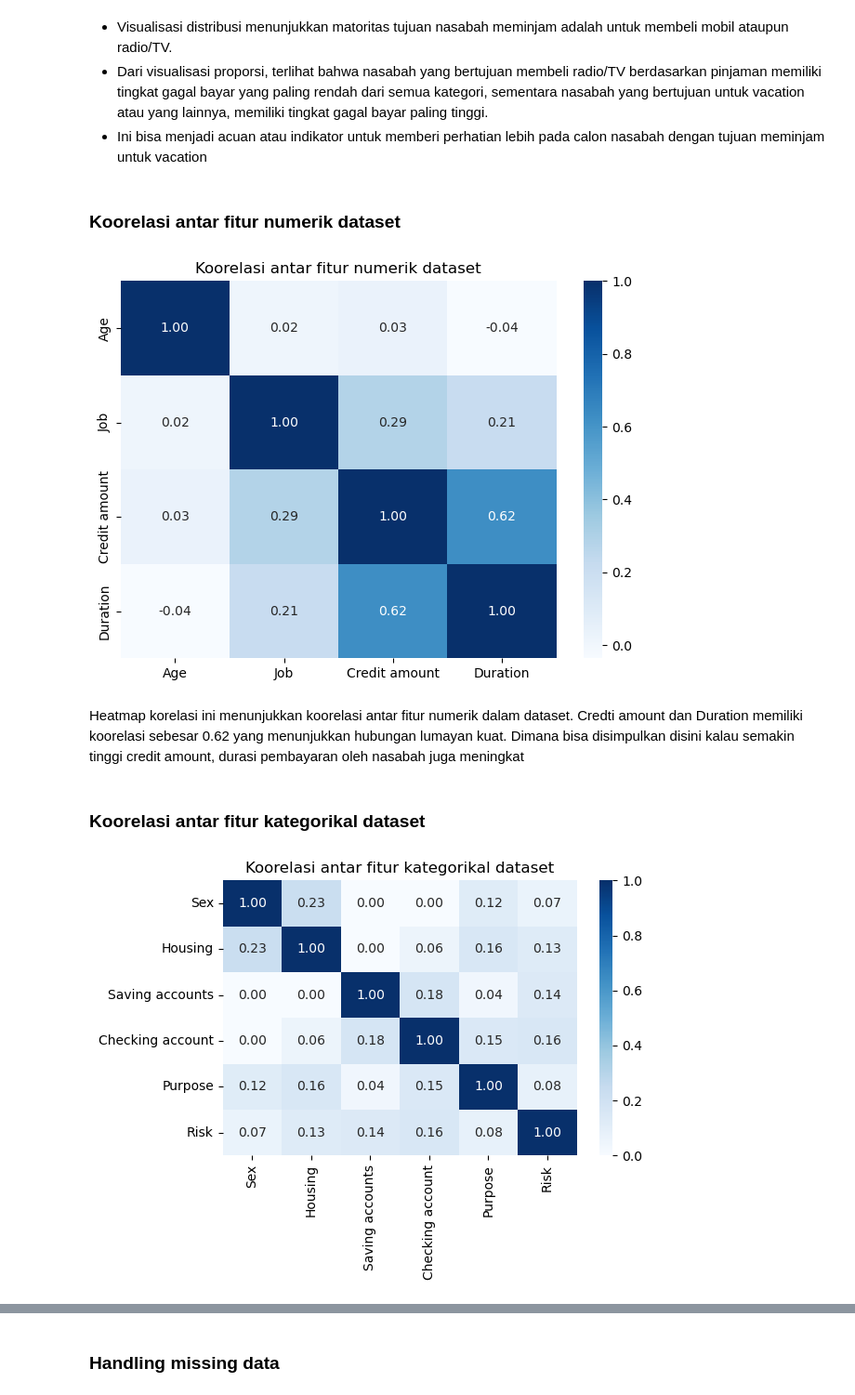
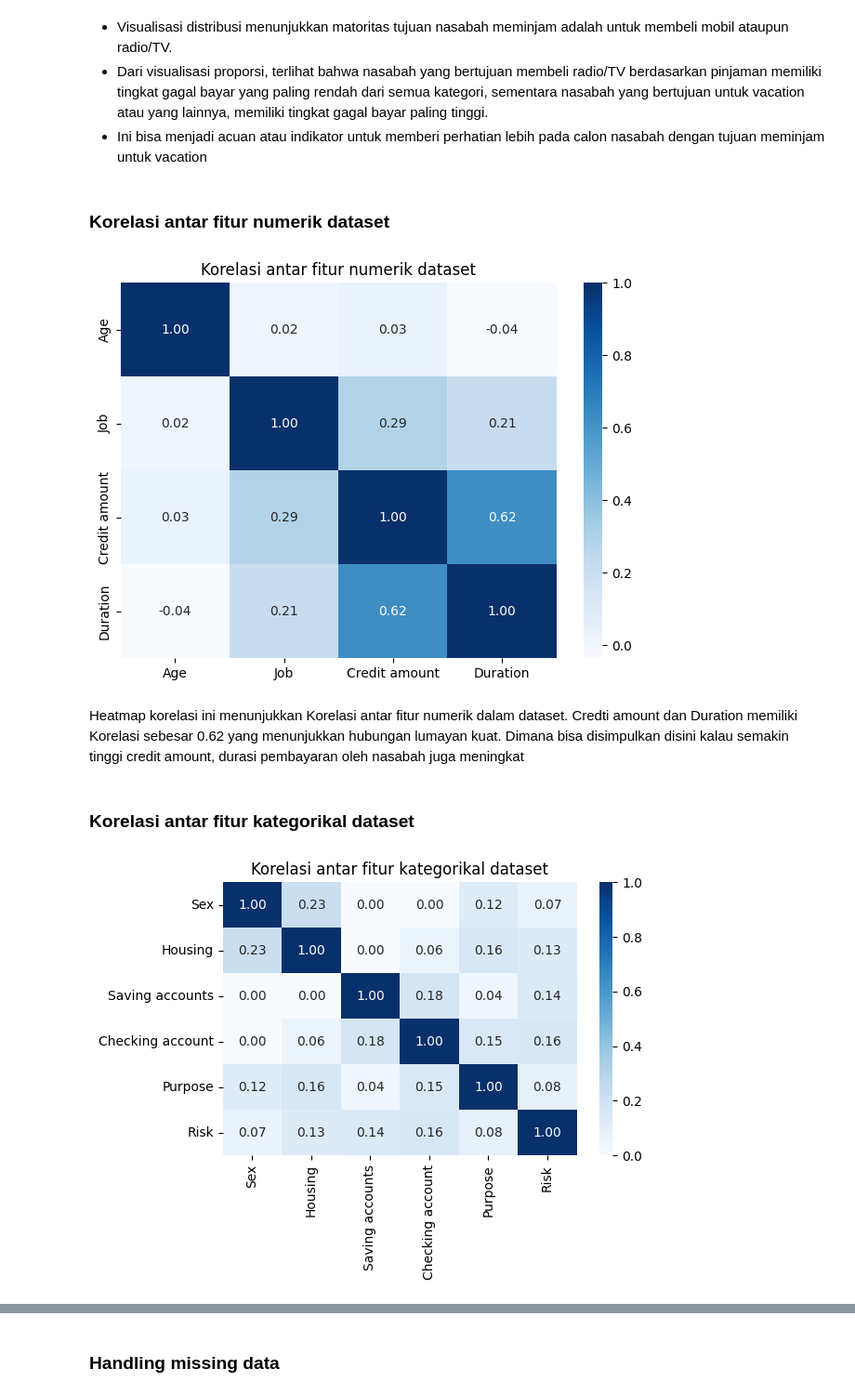
Before and after one commit to S4njuuu3291/german-credit-data, a Jupyter notebook: notebook/1-data-cleaning-eda.ipynb, the cells around one changed output, grey strips where cells are left out. Shown: that part at 93% size. Drawn from its saved outputs; the diff is of its cells as text; code cells hidden in the pictures.

```diff
--- a/notebook/1-data-cleaning-eda.ipynb
+++ b/notebook/1-data-cleaning-eda.ipynb
@@ -408,17 +408,17 @@ Name: count, dtype: int64
 - Dari visualisasi proporsi, terlihat bahwa nasabah yang bertujuan membeli radio/TV berdasarkan pinjaman memiliki tingkat gagal bayar yang paling rendah dari semua kategori, sementara nasabah yang bertujuan untuk vacation atau yang lainnya, memiliki tingkat gagal bayar paling tinggi.
 - Ini bisa menjadi acuan atau indikator untuk memberi perhatian lebih pada calon nasabah dengan tujuan meminjam untuk vacation
 # %% [markdown]
-### Koorelasi antar fitur numerik dataset
+### Korelasi antar fitur numerik dataset
 # %%
-heatmap(df.corr(numeric_only=True),title="Koorelasi antar fitur numerik dataset")
+heatmap(df.corr(numeric_only=True),title="Korelasi antar fitur numerik dataset")
 # %% [output]
-[figure, old version]
+[figure, new version]
 # %% [markdown]
-Heatmap korelasi ini menunjukkan koorelasi antar fitur numerik dalam dataset. Credti amount dan Duration memiliki koorelasi sebesar 0.62 yang menunjukkan hubungan lumayan kuat. Dimana bisa disimpulkan disini kalau semakin tinggi credit amount, durasi pembayaran oleh nasabah juga meningkat
+Heatmap korelasi ini menunjukkan Korelasi antar fitur numerik dalam dataset. Credti amount dan Duration memiliki Korelasi sebesar 0.62 yang menunjukkan hubungan lumayan kuat. Dimana bisa disimpulkan disini kalau semakin tinggi credit amount, durasi pembayaran oleh nasabah juga meningkat
 # %% [markdown]
-### Koorelasi antar fitur kategorikal dataset
+### Korelasi antar fitur kategorikal dataset
 # %%
-heatmap(cramers_v_matrix(df),title="Koorelasi antar fitur kategorikal dataset")
+heatmap(cramers_v_matrix(df),title="Korelasi antar fitur kategorikal dataset")
 # %% [output]
-[figure, old version]
+[figure, new version]
 # %% [markdown]
```
Also changed, not shown: parts of 14 cells of this notebook, 6 other files.
